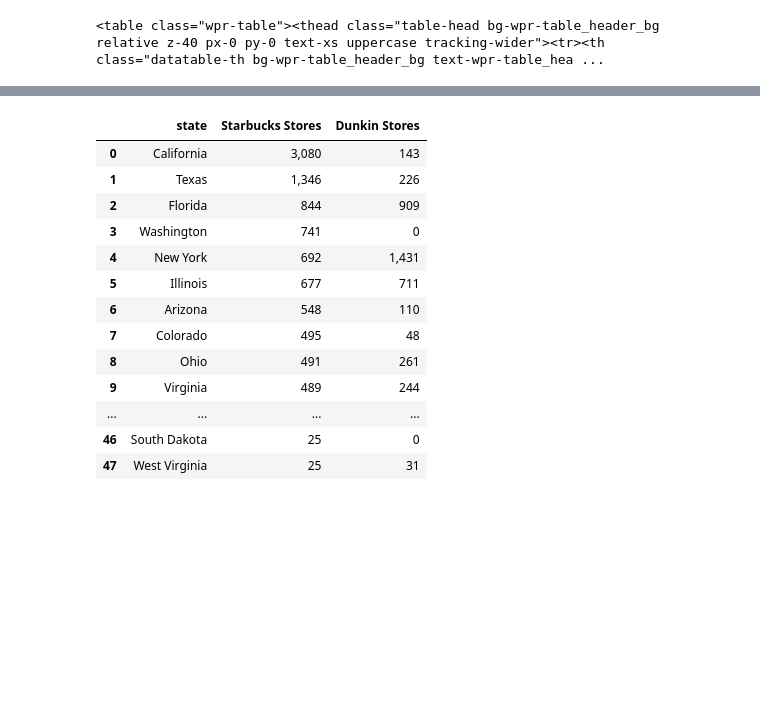
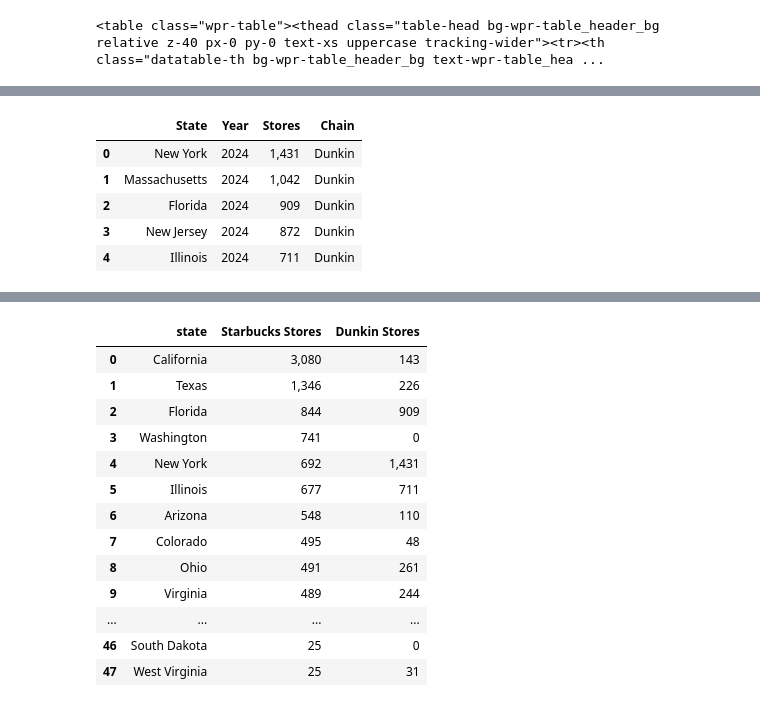
Before and after one commit to alexandragrover/GSB-544, a Jupyter notebook: Labs/Lab4/Lab4.ipynb, the cells around one changed output, grey strips where cells are left out. Saved outputs shown, nothing was run; the diff lists cells and outputs as text; code cells hidden in the pictures; blank space fills up the shorter version.

```diff
--- a/Labs/Lab4/Lab4.ipynb
+++ b/Labs/Lab4/Lab4.ipynb
@@ -68,0 +121,10 @@ dunky =pd.DataFrame(dunky)
+# %%
+dunky_melt["Chain"] = "Dunkin"
+dunky_melt.head()
+# %% [output]
+|  | State | Year | Stores | Chain |
+| 0 | New York | 2024 | 1,431 | Dunkin |
+| 1 | Massachusetts | 2024 | 1,042 | Dunkin |
+| 2 | Florida | 2024 | 909 | Dunkin |
+| 3 | New Jersey | 2024 | 872 | Dunkin |
+| 4 | Illinois | 2024 | 711 | Dunkin |
```
Also changed, not shown: parts of 17 cells of this notebook.
